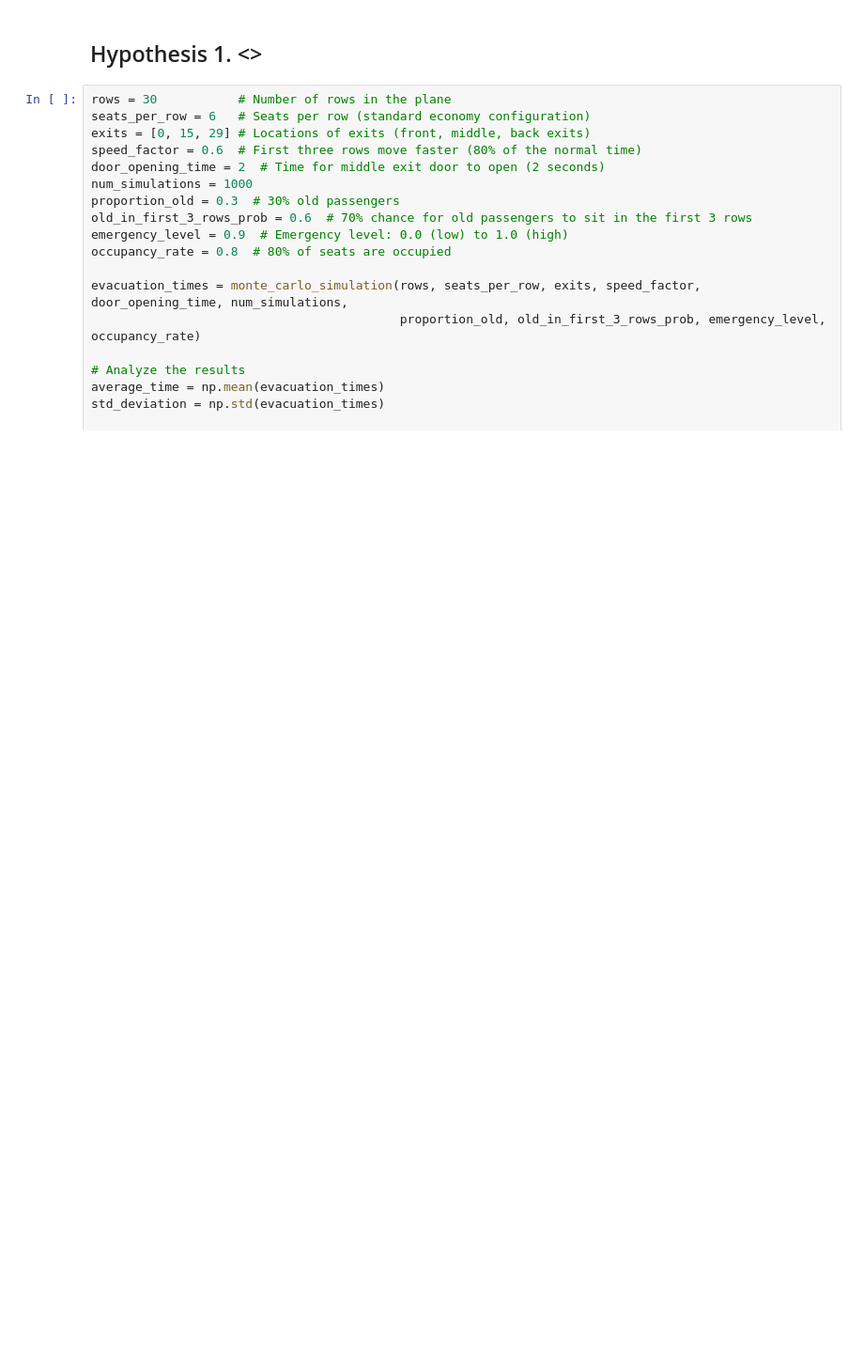
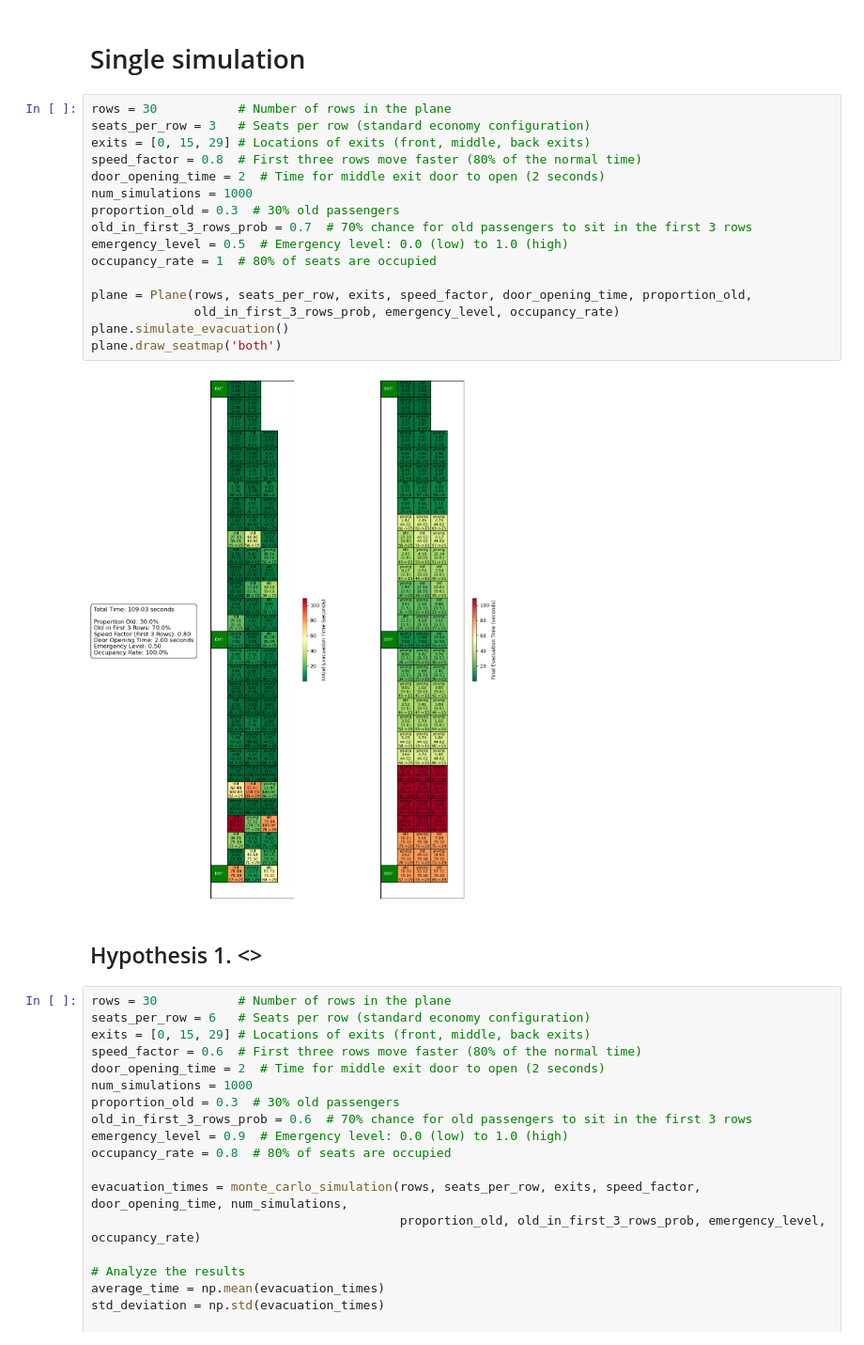
Before and after one commit to jimmystereo/2024Fall_projects, a Jupyter notebook: code/hypothesis.ipynb, the cells around one changed output. Shown: that part at 94% size. Drawn from its saved outputs; the diff is of its cells as text; blank space fills up the shorter version.

Commit message:
update draw function

```diff
--- a/code/hypothesis.ipynb
+++ b/code/hypothesis.ipynb
@@ -5,3 +9,23 @@ import numpy as np
+# %% [markdown]
+# Single simulation
+# %%
+rows = 30           # Number of rows in the plane
+seats_per_row = 3   # Seats per row (standard economy configuration)
+exits = [0, 15, 29] # Locations of exits (front, middle, back exits)
+speed_factor = 0.8  # First three rows move faster (80% of the normal time)
+door_opening_time = 2  # Time for middle exit door to open (2 seconds)
+num_simulations = 1000
+proportion_old = 0.3  # 30% old passengers
+old_in_first_3_rows_prob = 0.7  # 70% chance for old passengers to sit in the first 3 rows
+emergency_level = 0.5  # Emergency level: 0.0 (low) to 1.0 (high)
+occupancy_rate = 1  # 80% of seats are occupied
+
+plane = Plane(rows, seats_per_row, exits, speed_factor, door_opening_time, proportion_old,
+              old_in_first_3_rows_prob, emergency_level, occupancy_rate)
+plane.simulate_evacuation()
+plane.draw_seatmap('both')
+# %% [output]
+[figure, added]
 # %% [markdown]
 ## Hypothesis 1. <>
 # %%
```
Also changed, not shown: parts of 2 cells of this notebook, 1 other file.
